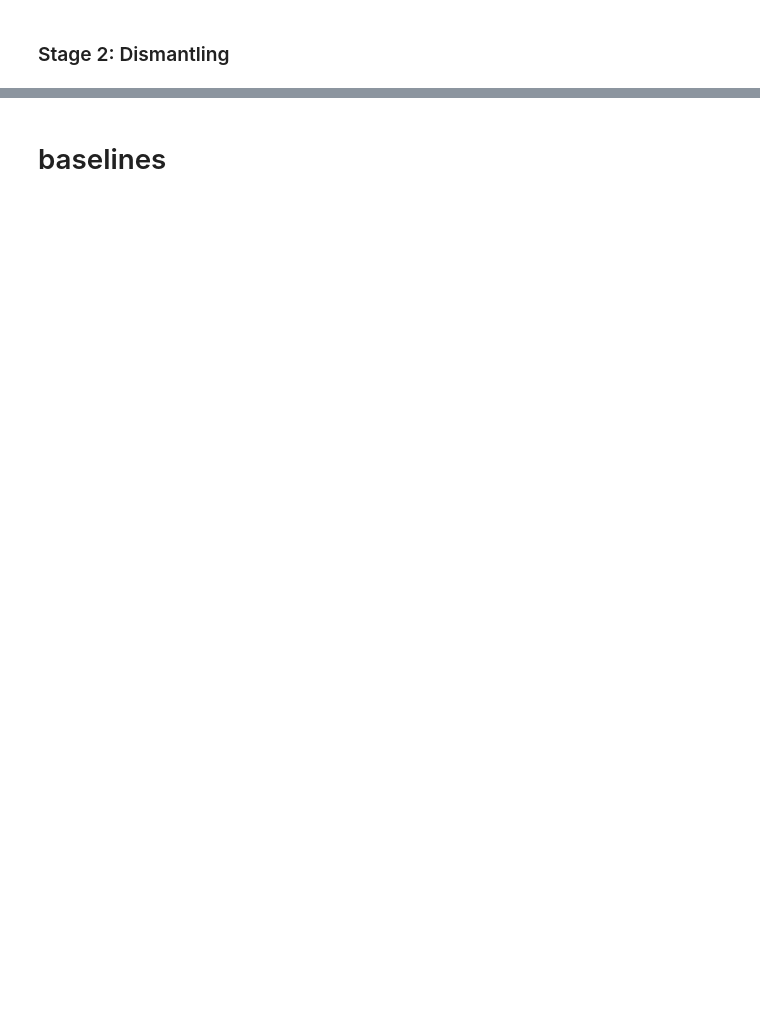
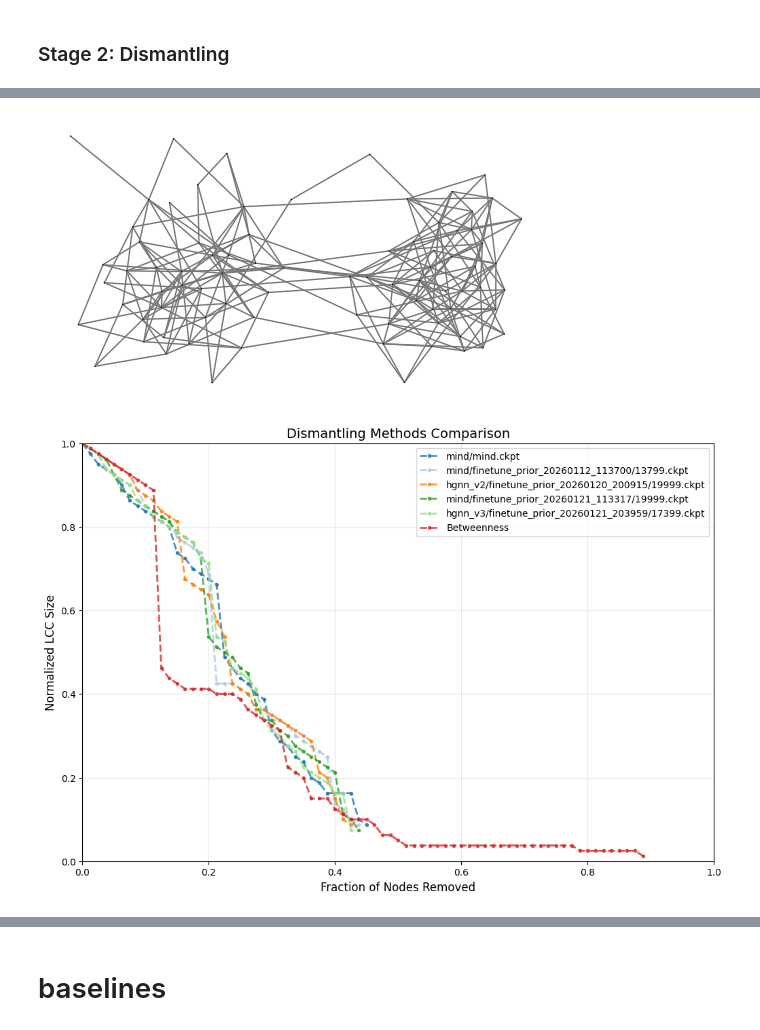
Before and after one commit to Rich-Chaw/MIND-ND, a Jupyter notebook: baseline.ipynb, the cells around one changed output, grey strips where cells are left out. Drawn from its saved outputs; the diff is of its cells as text; code cells hidden in the pictures; blank space fills up the shorter version.

```diff
--- a/baseline.ipynb
+++ b/baseline.ipynb
@@ -240,0 +211,76 @@ method CI: AUC=20.128514056224898, Robustness=0.23646392800116123
+# %%
+import igraph as ig
+import os
+import importlib
+import baseline
+import visualize_dismantling
+importlib.reload(visualize_dismantling)
+importlib.reload(baseline)
+from utils import graph_models
+importlib.reload(graph_models)
+from utils.plot import plot_graph
+from utils.common import load_g
+from utils.graph_models import *
+from baseline import baseline_dismantling,METHODS
+
+g = SBM(80,p_in=0.15,p_out=0.0075,num_blocks=2)
+g = SBM(96,p_in=0.12,p_out=0.01,num_blocks=3)
+# g = SBM(200, p_in=0.3,p_out=0.01, num_blocks=2)
+# g = DCSBM(120,p_in=0.3,p_out=0.01,num_blocks=5)
+# g = ring_community(120,p_in=0.2,num_communities=4)
+# g = star_community(120,p_in=0.15,num_communities=5)
+# g = WS(80, k=8, p=0.5)
+# g = barbell(120,p_in=0.1,path_len=3,type="ER")
+# g = ER(80,0.2)
+# g = BA(160,m=5)
+
+g['name'] = 'test'
+g = g.subgraph(max(g.connected_components(), key=len))
+plot_graph(g)
+
+all_results = {}
+compare_mind_ckpts = [
+                    'saved/mind/mind.ckpt',
+                    # 'saved/finetune_prior_20260105_220540/2999.ckpt',
+                    # 'saved/finetune_prior_20260106_075408/1999.ckpt',
+                    # "saved/finetune_prior_20260106_151735/4799.ckpt",
+                    # "saved/finetune_prior_20260106_183209/4799.ckpt",
+                    # "saved/finetune_prior_20260107_113306/5799.ckpt",
+                    # "saved/finetune_prior_20260107_225616/5799.ckpt",
+                    # "saved/finetune_20260107_163012/5799.ckpt",
+                    # "saved/finetune_20260108_100547/5799.ckpt",
+                    # "saved/finetune_prior_20260108_214004/6999.ckpt",
+                    # "saved/finetune_prior_20260108_213417/19999.ckpt",
+                    # "saved/finetune_prior_20260109_170406/9999.ckpt",
+                    # "saved/finetune_prior_20260110_091248/13999.ckpt",
+                    # "saved/finetune_prior_20260110_214344/13199.ckpt",
+                    # "saved/finetune_prior_20260111_112035/5599.ckpt",
+                    # "saved/finetune_prior_20260112_080602/8199.ckpt",
+                    "saved/mind/finetune_prior_20260112_113700/13799.ckpt",
+                    "saved/hgnn_v2/finetune_prior_20260120_200915/19999.ckpt",
+                    "saved/mind/finetune_prior_20260121_113317/19999.ckpt",
+                    "saved/hgnn_v3/finetune_prior_20260121_203959/17399.ckpt",
+                    ]
+
+for idx, ckpt_pth in enumerate(compare_mind_ckpts):
+    gnn = ckpt_pth.split("/")[1]
+    print
+    _, _, test_removals  = mind_wrapper(g,step_ratio=0.0,ckpt_pth=ckpt_pth,gnn=gnn)
+    method_name = ckpt_pth.split("/",1)[-1]
+    all_results[method_name] = test_removals
+
+from baseline import baseline_dismantling,METHODS
+methods = {
+    # "Spectral":METHODS['Spectral'],
+    # "Degree":METHODS['Degree'],
+    "Betweenness":METHODS['Betweenness'],
+    # "BetweennessNA":METHODS['BetweennessNA'],
+    # "CI": METHODS['CI'],
+    # 'FINDER':METHODS['FINDER']
+}
+baseline_results = baseline_dismantling(g,methods,visualize=False)
+all_results.update(baseline_results)
+
+from visualize_dismantling import visualize_multiple_curve
+visualize_multiple_curve(g,all_results)
+# %% [output]
@@ -241,3 +293,5 @@ method CI: AUC=20.128514056224898, Robustness=0.23646392800116123
+[figure, added]
+[figure, added]
 # %%
 import matplotlib.pyplot as plt
 import os
```
Also changed, not shown: parts of 9 cells of this notebook, 22 other files.
